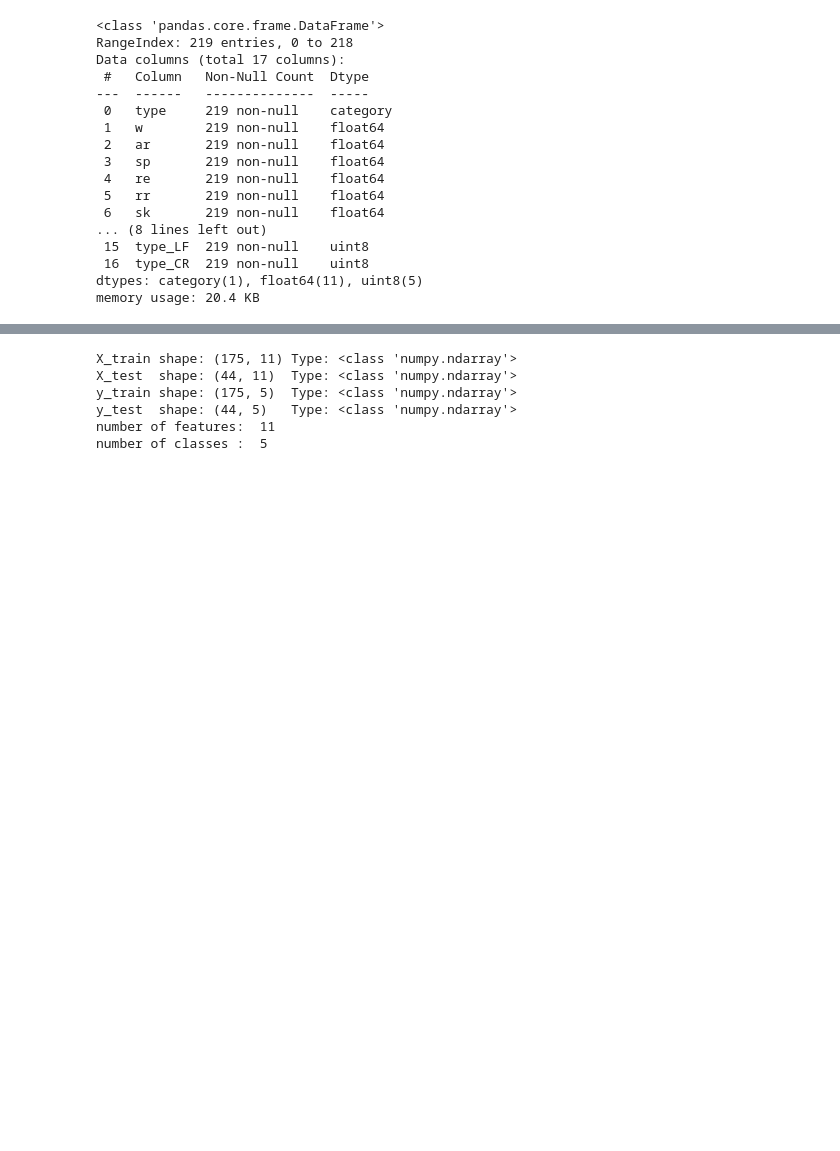
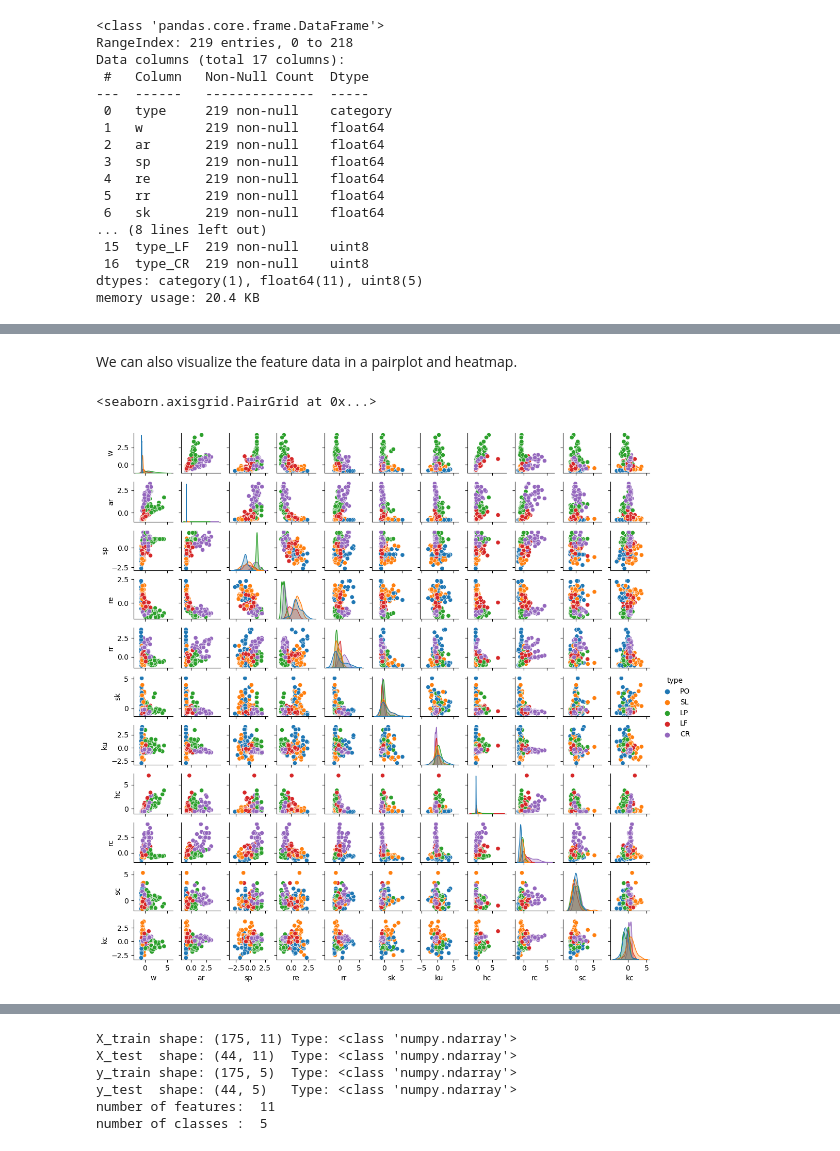
Before and after one commit to sokosaa/Machine-Learning-in-Mechanical-Engineering, a Jupyter notebook: project/project.ipynb, the cells around one changed output, grey strips where cells are left out. Drawn from its saved outputs; the diff is of its cells as text; code cells hidden in the pictures; blank space fills up the shorter version.

```diff
--- a/project/project.ipynb
+++ b/project/project.ipynb
@@ -160,3 +155,10 @@ df[nums].describe()
 | 50% | -5.091975e-01 | -5.683864e-01 | -5.883228e-02 | 6.654728e-02 | -1.722487e-01 | -3.363570e-01 | -2.232333e-01 | -4.229268e-01 | -3.357616e-01 | -1.781106e-01 | 2.536041e-02 |
 | 75% | 5.272102e-01 | 6.058740e-01 | 1.049620e+00 | 7.977667e-01 | 4.401597e-01 | 1.959837e-01 | 4.299905e-01 | 1.516094e-01 | 2.171876e-01 | 5.471275e-01 | 6.215435e-01 |
 | max | 4.285127e+00 | 3.236178e+00 | 1.974872e+00 | 2.324728e+00 | 3.618412e+00 | 5.087585e+00 | 3.966286e+00 | 6.907185e+00 | 4.537491e+00 | 5.315733e+00 | 3.629988e+00 |
+# %% [markdown]
+We can also visualize the feature data in a pairplot and heatmap.
+# %%
+sns.pairplot(df, vars=nums, hue='type', diag_kind='kde', height=1)
+# %% [output]
+<seaborn.axisgrid.PairGrid at 0x...>
+[figure, added]
```
Also changed, not shown: parts of 40 cells of this notebook, 8 other files.
